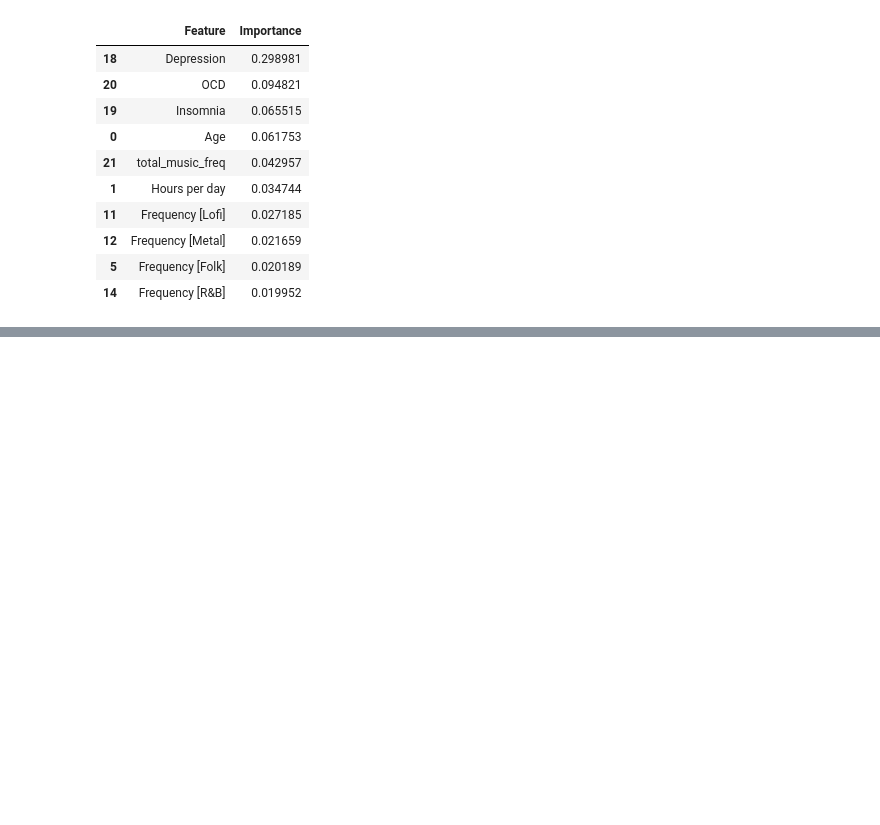
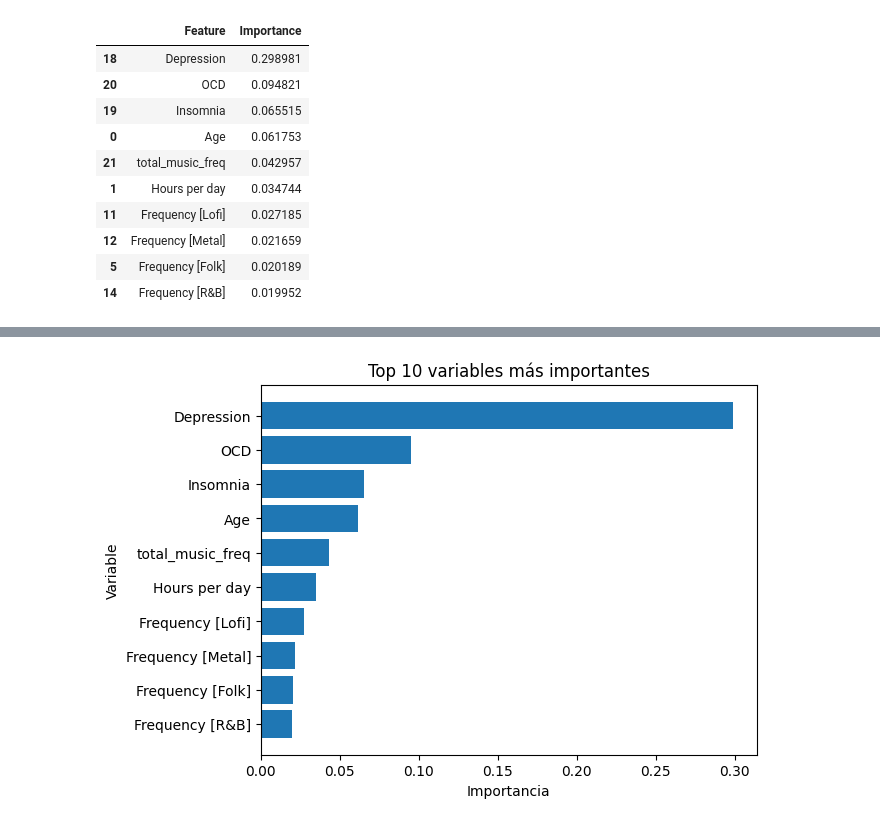
Before and after one commit to MarceloDetlefsen/proyecto_datascience, a Jupyter notebook: Proyecto1_Fase2.ipynb, the cells around one changed output, grey strips where cells are left out. Cells and saved outputs as stored; diff of their text form; code cells hidden in the pictures; blank space fills up the shorter version.

```diff
--- a/Proyecto1_Fase2.ipynb
+++ b/Proyecto1_Fase2.ipynb
@@ -544,0 +723,11 @@ En futuras iteraciones se podría mejorar el modelo incorporando más datos, nue
+# %%
+top_features = feature_importance.head(10)
+
+plt.barh(top_features["Feature"], top_features["Importance"])
+plt.xlabel("Importancia")
+plt.ylabel("Variable")
+plt.title("Top 10 variables más importantes")
+plt.gca().invert_yaxis()
+plt.show()
+# %% [output]
+[figure, added]
```
Also changed, not shown: parts of 33 cells of this notebook.
